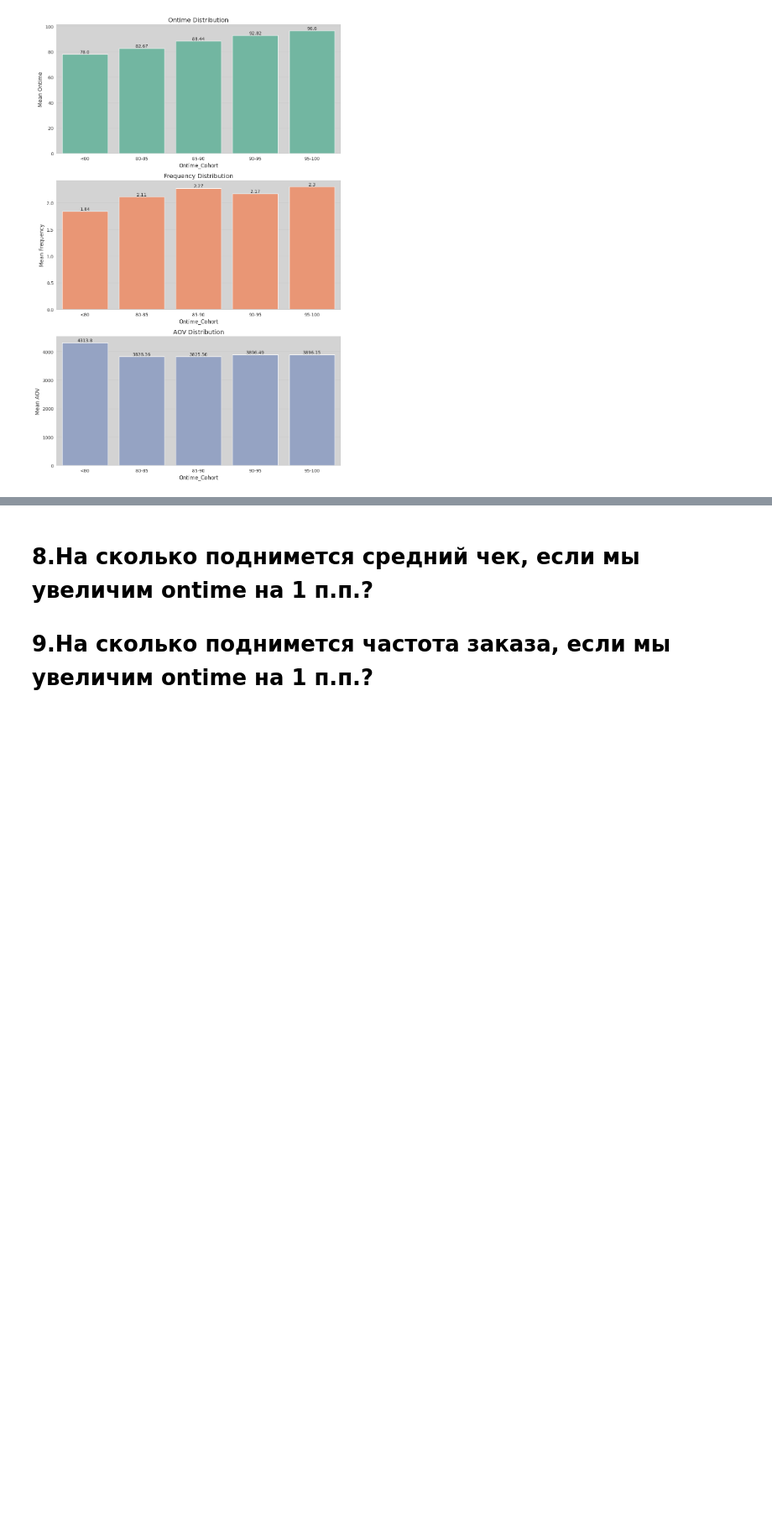
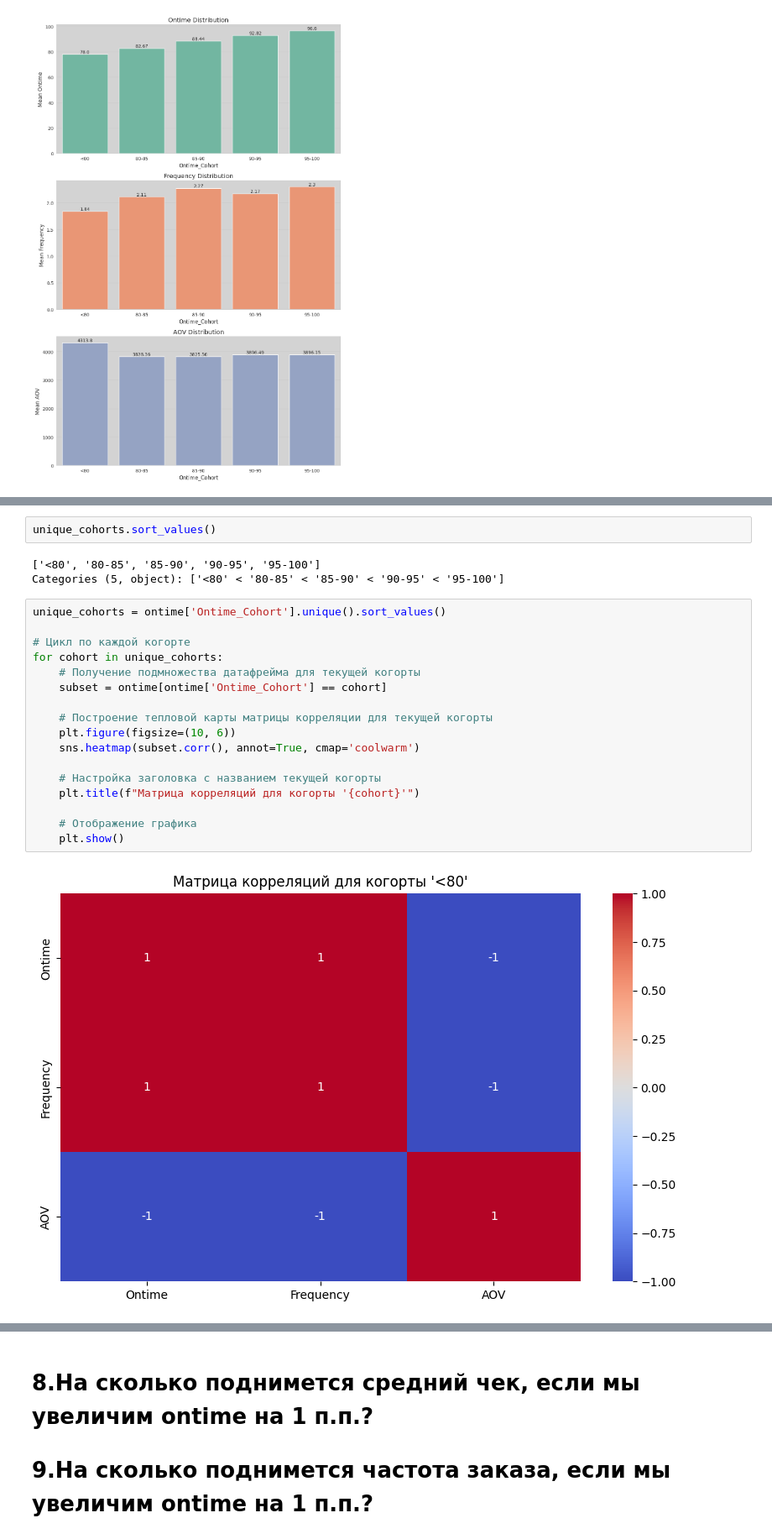
Before and after one commit to Fordreign/My_works, a Jupyter notebook: TASK_394.ipynb, the cells around one changed output, grey strips where cells are left out. Shown at 84% size. Saved outputs shown, nothing was run; the diff lists cells and outputs as text; blank space fills up the shorter version.

```diff
--- a/TASK_394.ipynb
+++ b/TASK_394.ipynb
@@ -162,0 +193,24 @@ plt.show()
+# %%
+unique_cohorts.sort_values()
+# %% [output]
+['<80', '80-85', '85-90', '90-95', '95-100']
+Categories (5, object): ['<80' < '80-85' < '85-90' < '90-95' < '95-100']
+# %%
+unique_cohorts = ontime['Ontime_Cohort'].unique().sort_values()
+
+# Цикл по каждой когорте
+for cohort in unique_cohorts:
+    # Получение подмножества датафрейма для текущей когорты
+    subset = ontime[ontime['Ontime_Cohort'] == cohort]
+
+    # Построение тепловой карты матрицы корреляции для текущей когорты
+    plt.figure(figsize=(10, 6))
+    sns.heatmap(subset.corr(), annot=True, cmap='coolwarm')
+
+    # Настройка заголовка с названием текущей когорты
+    plt.title(f"Матрица корреляций для когорты '{cohort}'")
+
+    # Отображение графика
+    plt.show()
+# %% [output]
+[figure, added]
```
Also changed, not shown: parts of 9 cells of this notebook.
